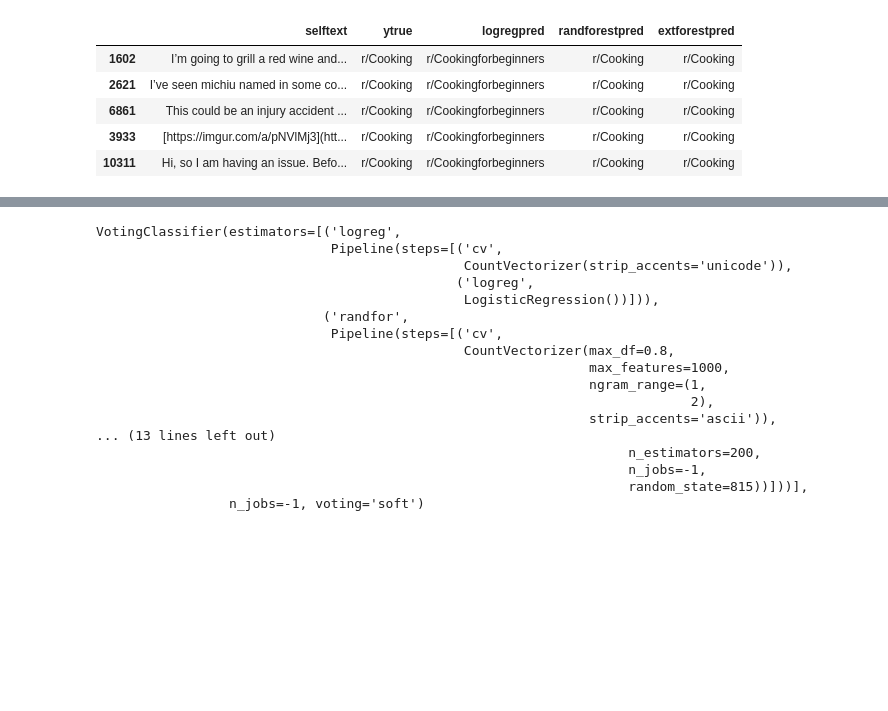
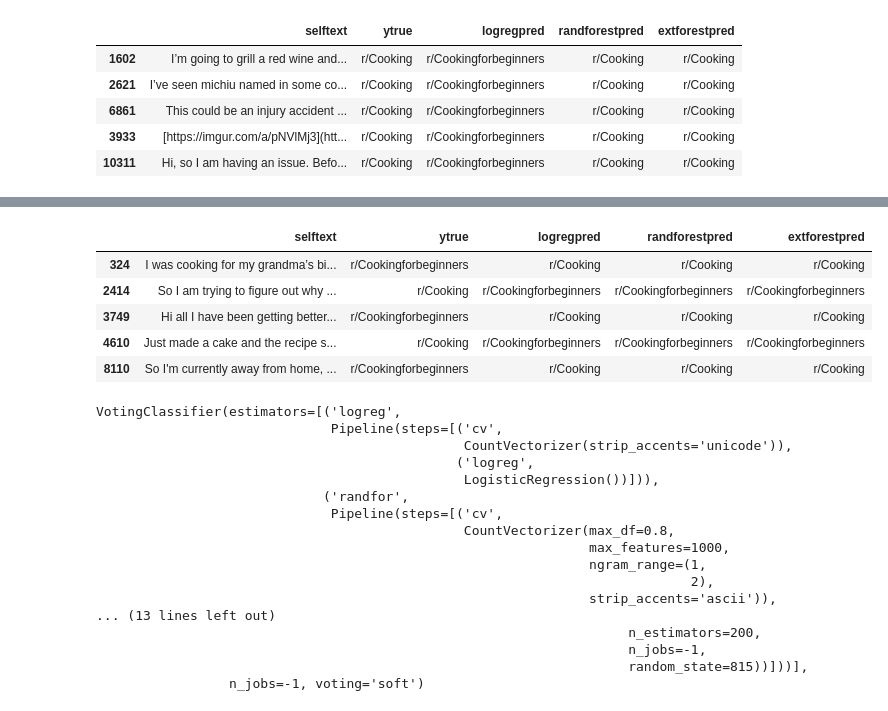
Before and after one commit to knambiar96/reddit-classification-nlp, a Jupyter notebook: code/p2-self-text-analysis.ipynb, the cells around one changed output, grey strips where cells are left out. Drawn from its saved outputs; the diff is of its cells as text; code cells hidden in the pictures; blank space fills up the shorter version.

```diff
--- a/code/p2-self-text-analysis.ipynb
+++ b/code/p2-self-text-analysis.ipynb
@@ -459,6 +472,15 @@ df_classes[(lrtrue) & (rftrue) & (~eftrue)&(df_classes['selftext']!='')].sample(
 | 8793 | Hey! There's a killer deal on rom... | r/Cooking | r/Cooking | r/Cooking | r/Cookingforbeginners |
 | 2724 | [removed] | r/Cookingforbeginners | r/Cookingforbeginners | r/Cookingforbeginners | r/Cooking |
 | 9916 | [removed] | r/Cookingforbeginners | r/Cookingforbeginners | r/Cookingforbeginners | r/Cooking |
+# %%
+df_classes[(~lrtrue) & (~rftrue) & (~eftrue)&(df_classes['selftext']!='')].sample(5,random_state=9)
+# %% [output]
+|  | selftext | ytrue | logregpred | randforestpred | extforestpred |
+| 324 | I was cooking for my grandma’s bi... | r/Cookingforbeginners | r/Cooking | r/Cooking | r/Cooking |
+| 2414 | So I am trying to figure out why ... | r/Cooking | r/Cookingforbeginners | r/Cookingforbeginners | r/Cookingforbeginners |
+| 3749 | Hi all I have been getting better... | r/Cookingforbeginners | r/Cooking | r/Cooking | r/Cooking |
+| 4610 | Just made a cake and the recipe s... | r/Cooking | r/Cookingforbeginners | r/Cookingforbeginners | r/Cookingforbeginners |
+| 8110 | So I'm currently away from home, ... | r/Cookingforbeginners | r/Cooking | r/Cooking | r/Cooking |
 # %%
 vc = VotingClassifier([
     ('logreg',pipe1),
```
Also changed, not shown: parts of 10 cells of this notebook, 3 other files.
